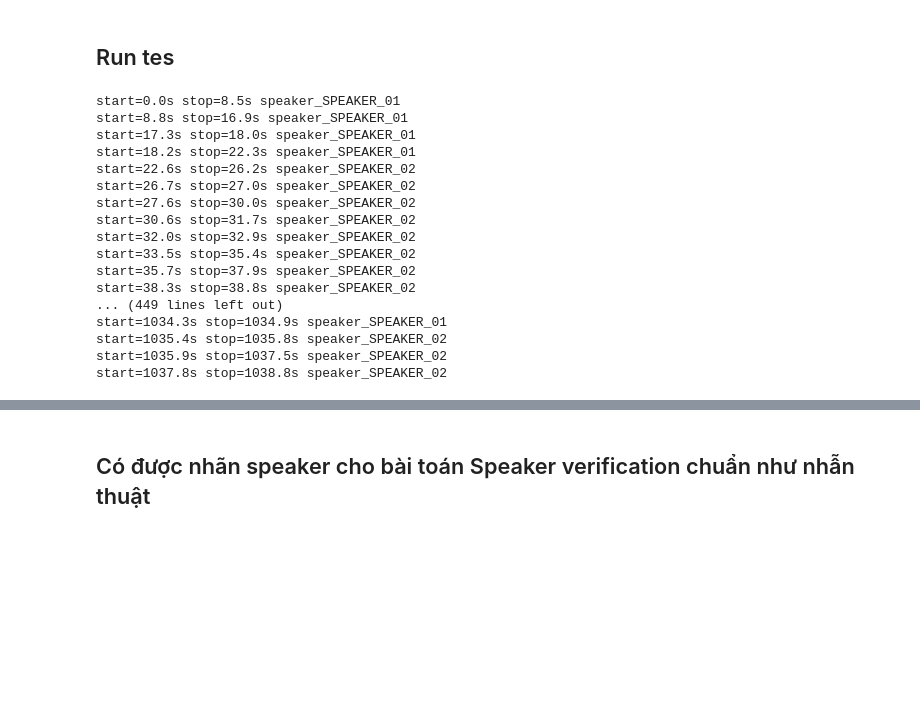
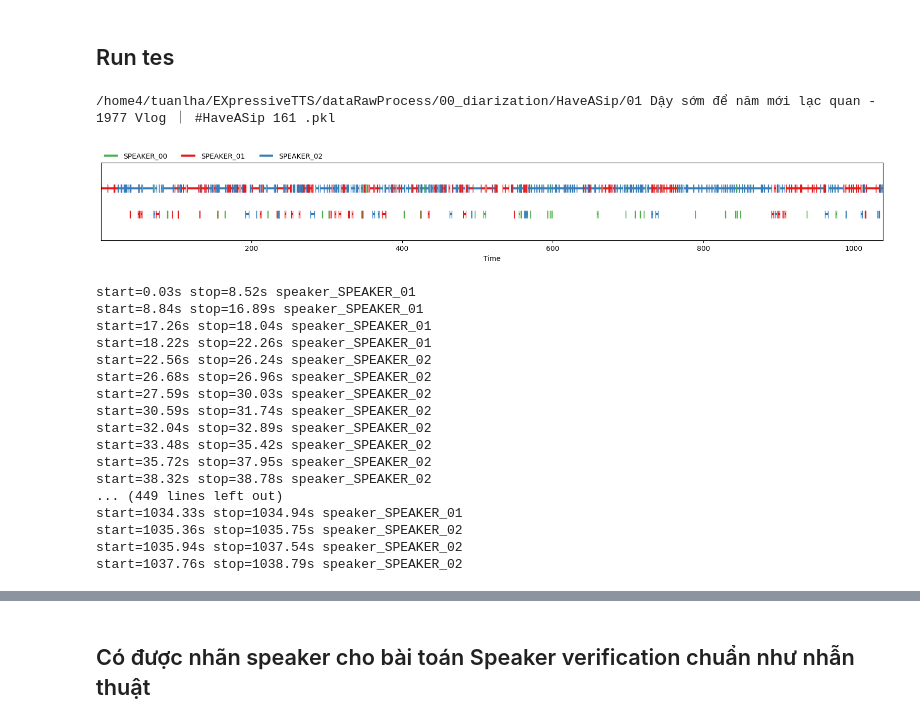
Before and after one commit to A9Coed66/EXpressiveTTS, a Jupyter notebook: dataRawProcess/01_diaryzation_analysys.ipynb, the cells around one changed output, grey strips where cells are left out. Drawn from its saved outputs; the diff is of its cells as text; code cells hidden in the pictures; blank space fills up the shorter version.

```diff
--- a/dataRawProcess/01_diaryzation_analysys.ipynb
+++ b/dataRawProcess/01_diaryzation_analysys.ipynb
@@ -5,27 +5,40 @@
 # %%
 import pickle
 import os
+# %%
+folder_path =   '/home4/tuanlha/EXpressiveTTS/dataRawProcess/00_diarization/HaveASip/'
+clean_path =    '/home4/tuanlha/EXpressiveTTS/dataRawProcess/01_clean_diarization/HaveASip/'
+list_file = os.listdir(folder_path)
+list_file_raw = sorted([os.path.join(folder_path, file) for file in list_file if file.endswith('.pkl')])
+list_file_clean = sorted([os.path.join(clean_path, file) for file in list_file if file.endswith('.pkl')])
+cnt =0
+# %%
+file_path = list_file_raw[cnt]
+print(list_file_raw[cnt])
+with open(file_path, 'rb') as f:
+    data_raw = pickle.load(f)
+data_raw
+# %% [output]
+/home4/tuanlha/EXpressiveTTS/dataRawProcess/00_diarization/HaveASip/01 Dậy sớm để năm mới lạc quan - 1977 Vlog ｜ #HaveASip 161 .pkl
+[figure, added]
 # %%
-file_path = '/home4/tuanlha/EXpressiveTTS/dataRawProcess/00_diarization/HaveASip/01 Dậy sớm để năm mới lạc quan - 1977 Vlog ｜ #HaveASip 161 .pkl'
-with open(file_path, 'rb') as f:
-    data = pickle.load(f)
-for turn, _, speaker in data.itertracks(yield_label=True):
-    print(f"start={turn.start:.1f}s stop={turn.end:.1f}s speaker_{speaker}")
+for turn, _, speaker in data_raw.itertracks(yield_label=True):
+    print(f"start={turn.start:.2f}s stop={turn.end:.2f}s speaker_{speaker}")
 # %% [output]
-start=0.0s stop=8.5s speaker_SPEAKER_01
-start=8.8s stop=16.9s speaker_SPEAKER_01
-start=17.3s stop=18.0s speaker_SPEAKER_01
-start=18.2s stop=22.3s speaker_SPEAKER_01
-start=22.6s stop=26.2s speaker_SPEAKER_02
-start=26.7s stop=27.0s speaker_SPEAKER_02
-start=27.6s stop=30.0s speaker_SPEAKER_02
-start=30.6s stop=31.7s speaker_SPEAKER_02
-start=32.0s stop=32.9s speaker_SPEAKER_02
-start=33.5s stop=35.4s speaker_SPEAKER_02
-start=35.7s stop=37.9s speaker_SPEAKER_02
-start=38.3s stop=38.8s speaker_SPEAKER_02
+start=0.03s stop=8.52s speaker_SPEAKER_01
+start=8.84s stop=16.89s speaker_SPEAKER_01
+start=17.26s stop=18.04s speaker_SPEAKER_01
+start=18.22s stop=22.26s speaker_SPEAKER_01
+start=22.56s stop=26.24s speaker_SPEAKER_02
+start=26.68s stop=26.96s speaker_SPEAKER_02
+start=27.59s stop=30.03s speaker_SPEAKER_02
+start=30.59s stop=31.74s speaker_SPEAKER_02
+start=32.04s stop=32.89s speaker_SPEAKER_02
+start=33.48s stop=35.42s speaker_SPEAKER_02
+start=35.72s stop=37.95s speaker_SPEAKER_02
+start=38.32s stop=38.78s speaker_SPEAKER_02
 ... (449 lines left out)
-start=1034.3s stop=1034.9s speaker_SPEAKER_01
-start=1035.4s stop=1035.8s speaker_SPEAKER_02
-start=1035.9s stop=1037.5s speaker_SPEAKER_02
-start=1037.8s stop=1038.8s speaker_SPEAKER_02
+start=1034.33s stop=1034.94s speaker_SPEAKER_01
+start=1035.36s stop=1035.75s speaker_SPEAKER_02
+start=1035.94s stop=1037.54s speaker_SPEAKER_02
+start=1037.76s stop=1038.79s speaker_SPEAKER_02
```
Also changed, not shown: parts of 3 cells of this notebook, 12 other files.
